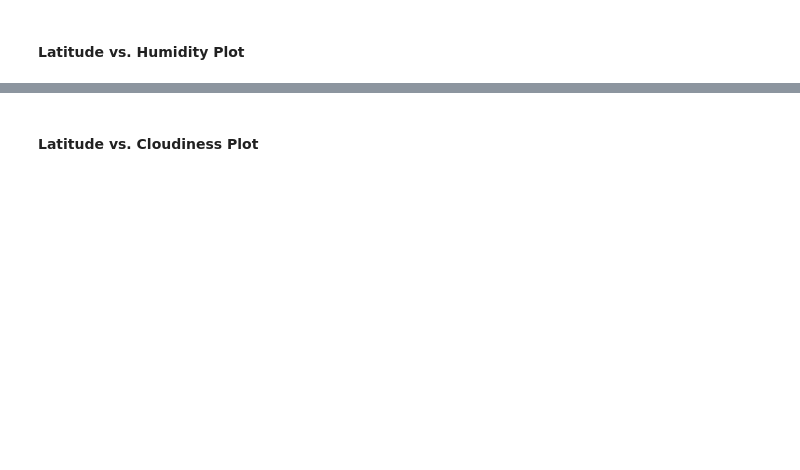
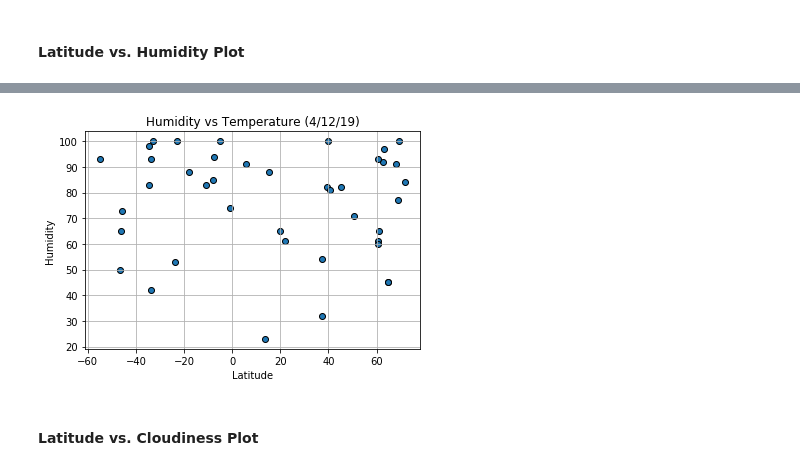
Before and after one commit to awindmiller/WeatherPy, a Jupyter notebook: WeatherPy.ipynb, the cells around one changed output, grey strips where cells are left out. Saved outputs shown, nothing was run; the diff lists cells and outputs as text; code cells hidden in the pictures; blank space fills up the shorter version.

```diff
--- a/WeatherPy.ipynb
+++ b/WeatherPy.ipynb
@@ -125,2 +151,12 @@ dtype: int64
+# %%
+Humy = CitiesDf["Humidity"]
+plt.scatter(Latx, Humy, edgecolor="black")
+plt.xlabel("Latitude")
+plt.ylabel("Humidity")
+plt.title("Humidity vs Temperature (4/12/19)")
+plt.grid(True)
+plt.show()
+# %% [output]
+[figure, added]
 # %% [markdown]
 #### Latitude vs. Cloudiness Plot
```
Also changed, not shown: parts of 13 cells of this notebook.
